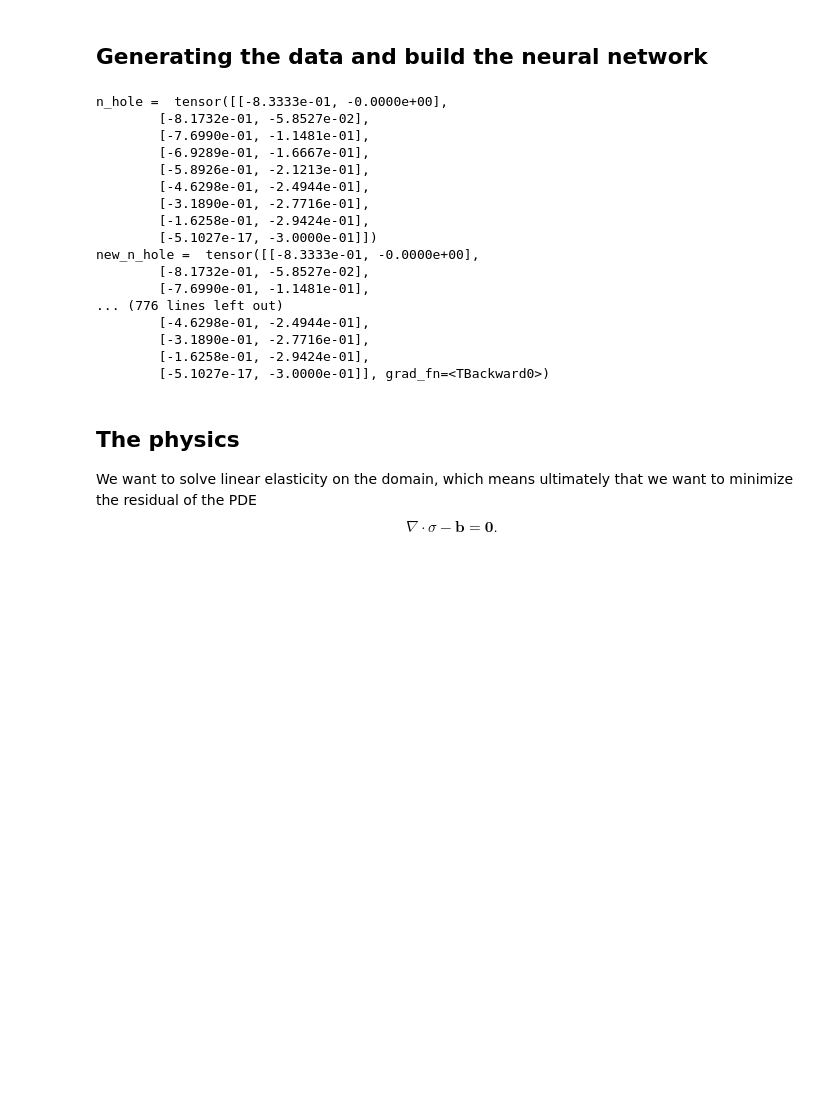
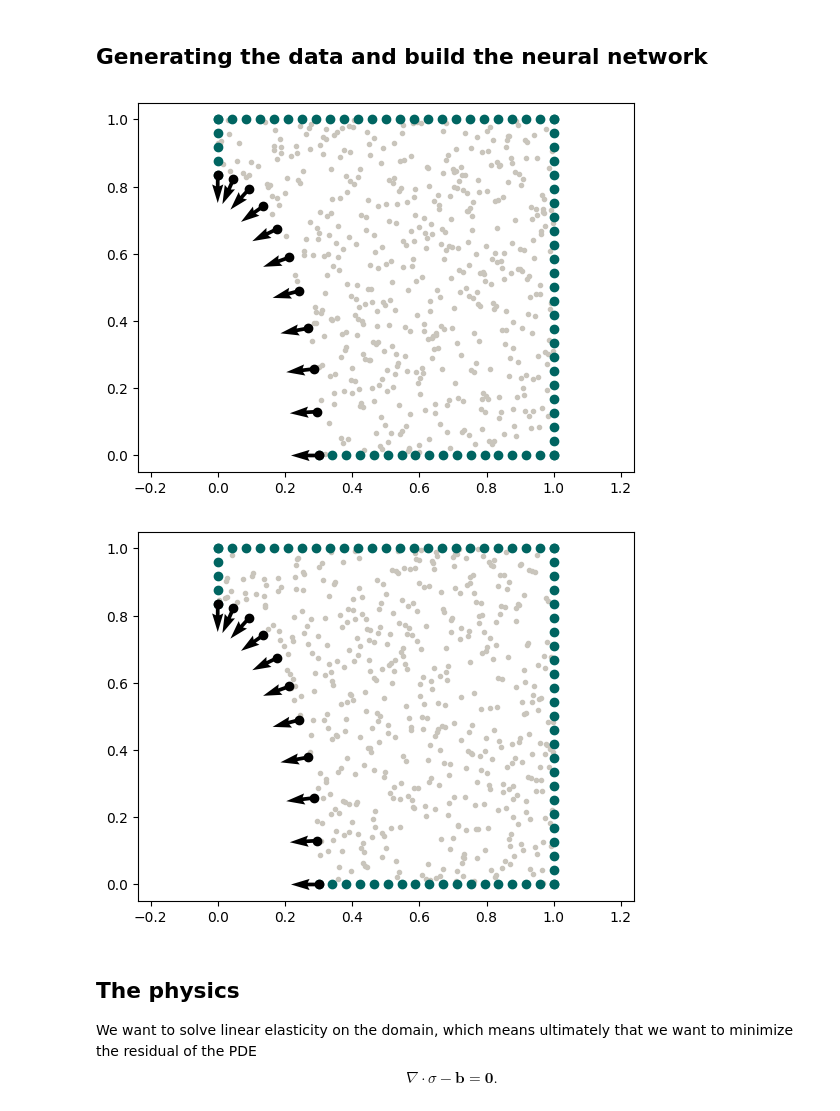
Before and after one commit to sebatomon/PINNs_for_simple_shape_optimization, a Jupyter notebook: elli_torch.ipynb, the cells around one changed output. Saved outputs shown, nothing was run; the diff lists cells and outputs as text; code cells hidden in the pictures; blank space fills up the shorter version.

```diff
--- a/elli_torch.ipynb
+++ b/elli_torch.ipynb
@@ -75,15 +75,15 @@ LBD = 2
 Ra_x = 0.7 #radius on the x-axis of the ellipse
 SuAr= 0.25*pi   #surface area of the eclipse (= equal to SuAr of a circle with R=0.5)
 Min_Ra_x = 0.3
-Max_Ra_x = 0.8
+Max_Ra_x = 0.3
 # Min_Ra_x_train = 0.5 #minimal radius on the x-axis of the ellipse
 # Max_Ra_x_train = 0.8 #maximum radius on the x-axis of the ellipse
 # Min_Ra_x_test = 0.25 #minimal radius on the x-axis of the ellipse
 # Max_Ra_x_test = 0.5 #maximum radius on the x-axis of the ellipse
 
 L = 1 #length of plate #info: muss noch gefixt werden -> momentan bei 1 lassen
-N = 20 #number of collocation Point in x-axis direction
-P = 22 #number of plates in dataset #11 plates
+N = 25 #number of collocation Point in x-axis direction
+P = 1 #number of plates in dataset #11 plates
 NN = ceil(N * (L-Ra_x)/L) #number of collocation Point in both direction
 
 def generate_radii_list(iteration, min_Ra_x, max_Ra_x):
@@ -124,57 +124,42 @@ def generate_multiple_plates_dict(iteration, min_Ra_x, max_Ra_x):
         for tuple in tuples:
             key = tuple[0]
             dict_plate_points.setdefault(key, []).append(data_one_plate[tuple[1]][tuple[2]])
-        #p1.plot_plate_with_hole_new(*data_one_plate)
+        p1.plot_plate_with_hole_new(*data_one_plate)
     for key in dict_plate_points:
         #print(key, "  ",dict_plate_points[key])
         #appending list of tensors to one tensor
         dict_plate_points[key] = torch.cat(dict_plate_points[key])
         #print(key, "  ",dict_plate_points[key])
         #print(key, "shape is", dict_plate_points[key].size())
     #print(dict_plate_points)
     #print("Der Datensatz besteht aus",dict_plate_points["x_collo"].size(), "Datenpunkten" )
     #print("Der Datensatz besteht aus",dict_plate_points["y_collo"].size(), "Datenpunkten" )
     #print("Der Datensatz besteht aus",dict_plate_points["r_collo"].size(), "Datenpunkten" )
     collo_points = torch.column_stack([dict_plate_points["x_collo"], dict_plate_points["y_collo"], dict_plate_points["r_collo"]])
     top_points = torch.column_stack([dict_plate_points["x_top"], dict_plate_points["y_top"], dict_plate_points["r_top"]])
     right_points = torch.column_stack([dict_plate_points["x_right"], dict_plate_points["y_right"], dict_plate_points["r_right"]])
     left_points = torch.column_stack([dict_plate_points["x_left"], dict_plate_points["y_left"], dict_plate_points["r_left"]])
     bottom_points = torch.column_stack([dict_plate_points["x_bottom"], dict_plate_points["y_bottom"], dict_plate_points["r_bottom"]])
     hole_points = torch.column_stack([dict_plate_points["x_hole"], dict_plate_points["y_hole"], dict_plate_points["r_hole"]])
 
     return collo_points, top_points, right_points, left_points, bottom_points, hole_points
 
 
 p2 = Plate(Ra_x, SuAr, L, N)
 Re_xnew, Re_ynew = p2.create_ellipse(Ra_x,SuAr, L)
 #p2.plot_quarter_elli(Re_xnew, Re_ynew)
 train_plates_data = generate_multiple_plates_dict(P, Min_Ra_x, Max_Ra_x)
 test_plates_data = generate_multiple_plates_dict(P,Min_Ra_x, Max_Ra_x)
 n_hole_points = train_plates_data[5]
 #print("Der Datensatz besteht aus", train_plates_data[1].shape, "Datenpunkten" )
 
 #data_train_points = p2.generate_dataset_test(Re_xnew, Re_ynew, L, N)
 #data_test_points = p2.generate_dataset_test(Re_xnew, Re_ynew, L, N)
 #p2.plot_plate_with_hole_old(*data_train_points)
 #p2.plot_plate_with_hole(*data_test_points)
 # %% [output]
-n_hole =  tensor([[-8.3333e-01, -0.0000e+00],
-        [-8.1732e-01, -5.8527e-02],
-        [-7.6990e-01, -1.1481e-01],
-        [-6.9289e-01, -1.6667e-01],
-        [-5.8926e-01, -2.1213e-01],
-        [-4.6298e-01, -2.4944e-01],
-        [-3.1890e-01, -2.7716e-01],
-        [-1.6258e-01, -2.9424e-01],
-        [-5.1027e-17, -3.0000e-01]])
-new_n_hole =  tensor([[-8.3333e-01, -0.0000e+00],
-        [-8.1732e-01, -5.8527e-02],
-        [-7.6990e-01, -1.1481e-01],
-... (776 lines left out)
-        [-4.6298e-01, -2.4944e-01],
-        [-3.1890e-01, -2.7716e-01],
-        [-1.6258e-01, -2.9424e-01],
-        [-5.1027e-17, -3.0000e-01]], grad_fn=<TBackward0>)
+[figure, added]
+[figure, added]
 # %%
 class Net(torch.nn.Module):
     def __init__(self):
```
Also changed, not shown: parts of 6 cells of this notebook.
